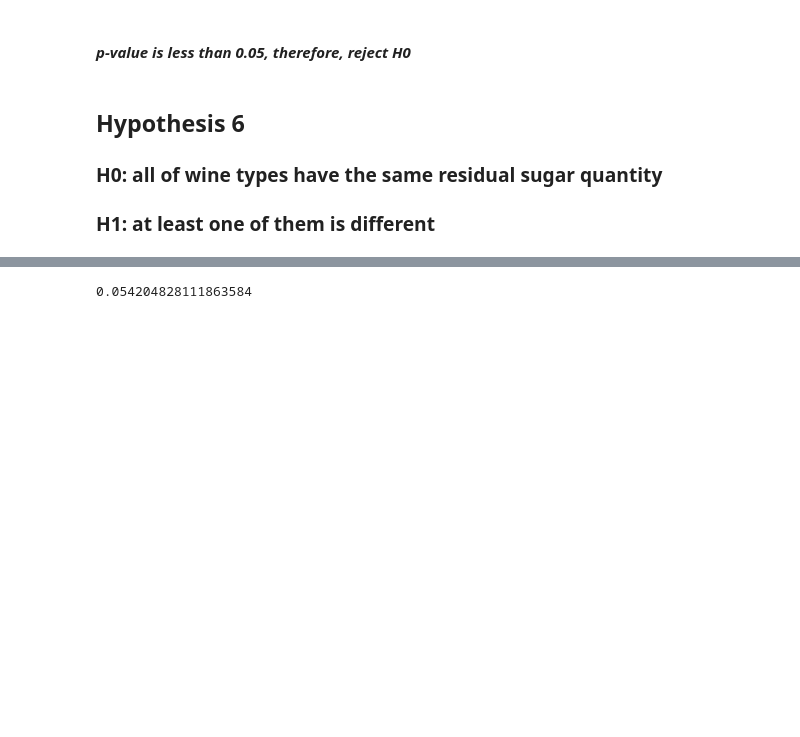
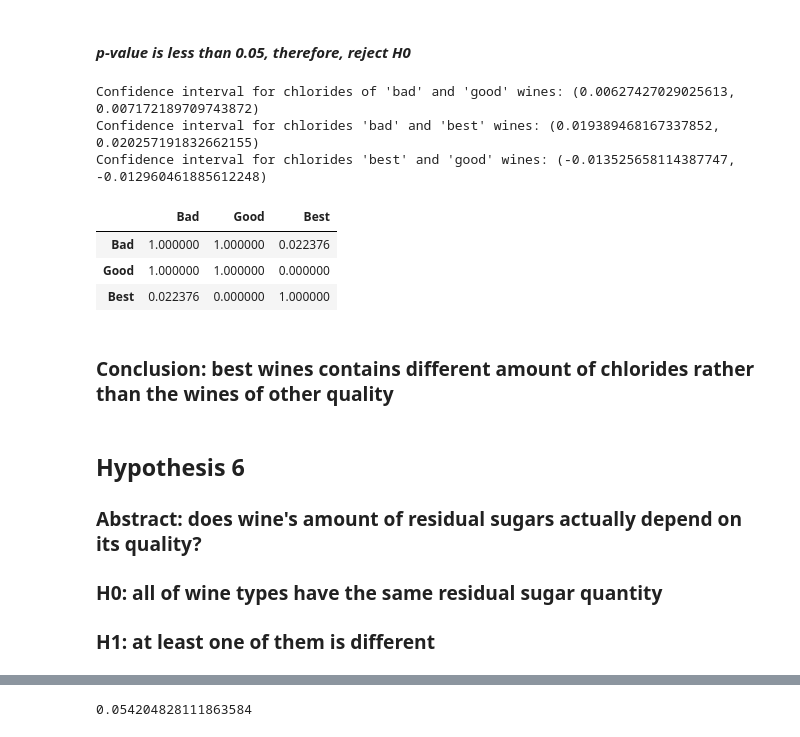
Before and after one commit to daniildiveev/wine-quality-analysis, a Jupyter notebook: wine-quality.ipynb, the cells around one changed output, grey strips where cells are left out. Drawn from its saved outputs; the diff is of its cells as text; code cells hidden in the pictures; blank space fills up the shorter version.

Commit message:
[MODIFY] added hypothesis comments, confidence intervals to each test, some summary on data

```diff
--- a/wine-quality.ipynb
+++ b/wine-quality.ipynb
@@ -283,8 +340,31 @@ print(p)
 2.7472482772738263e-09
 # %% [markdown]
 #### *p-value is less than 0.05, therefore, reject H0*
+# %%
+print(f"Confidence interval for chlorides of \'bad\' and \'good\' wines: {calculate_ci(bad_wine.chlorides, good_wine.chlorides)}")
+print(f"Confidence interval for chlorides \'bad\' and \'best\' wines: {calculate_ci(bad_wine.chlorides, best_wine.chlorides)}")
+print(f"Confidence interval for chlorides \'best\' and \'good\' wines: {calculate_ci(best_wine.chlorides, good_wine.chlorides)}")
+# %% [output]
+Confidence interval for chlorides of 'bad' and 'good' wines: (0.00627427029025613, 0.007172189709743872)
+Confidence interval for chlorides 'bad' and 'best' wines: (0.019389468167337852, 0.020257191832662155)
+Confidence interval for chlorides 'best' and 'good' wines: (-0.013525658114387747, -0.012960461885612248)
+# %%
+posthoc_df = sp.posthoc_mannwhitney([bad_wine.chlorides, good_wine.chlorides, best_wine.chlorides],
+                                    p_adjust = 'bonferroni')
+group_names= ["Bad", "Good","Best"]
+posthoc_df.columns= group_names
+posthoc_df.index= group_names
+posthoc_df.style.applymap(lambda x: "background-color:violet" if x < 0.05 else "background-color: white")
+# %% [output]
+|  | Bad | Good | Best |
+| Bad | 1.000000 | 1.000000 | 0.022376 |
+| Good | 1.000000 | 1.000000 | 0.000000 |
+| Best | 0.022376 | 0.000000 | 1.000000 |
+# %% [markdown]
+### Conclusion: best wines contains different amount of chlorides rather than the wines of other quality
 # %% [markdown]
 ## Hypothesis 6
+### Abstract: does wine's amount of residual sugars actually depend on its quality?
 ### H0: all of wine types have the same residual sugar quantity
 ### H1: at least one of them is different
 # %%
```
Also changed, not shown: parts of 27 cells of this notebook.
